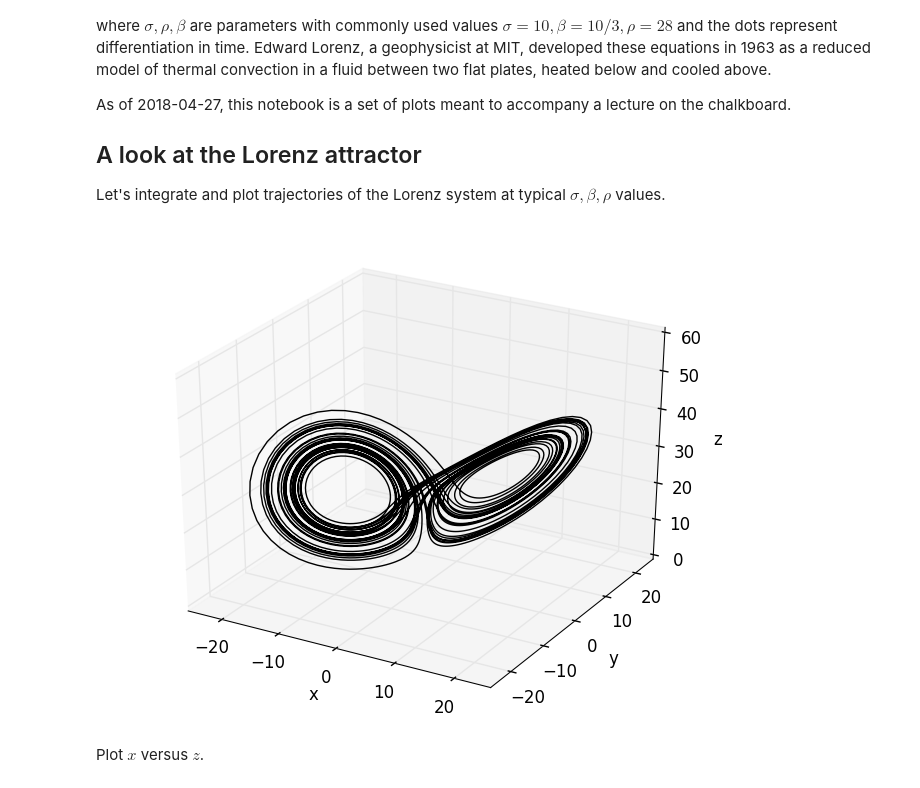
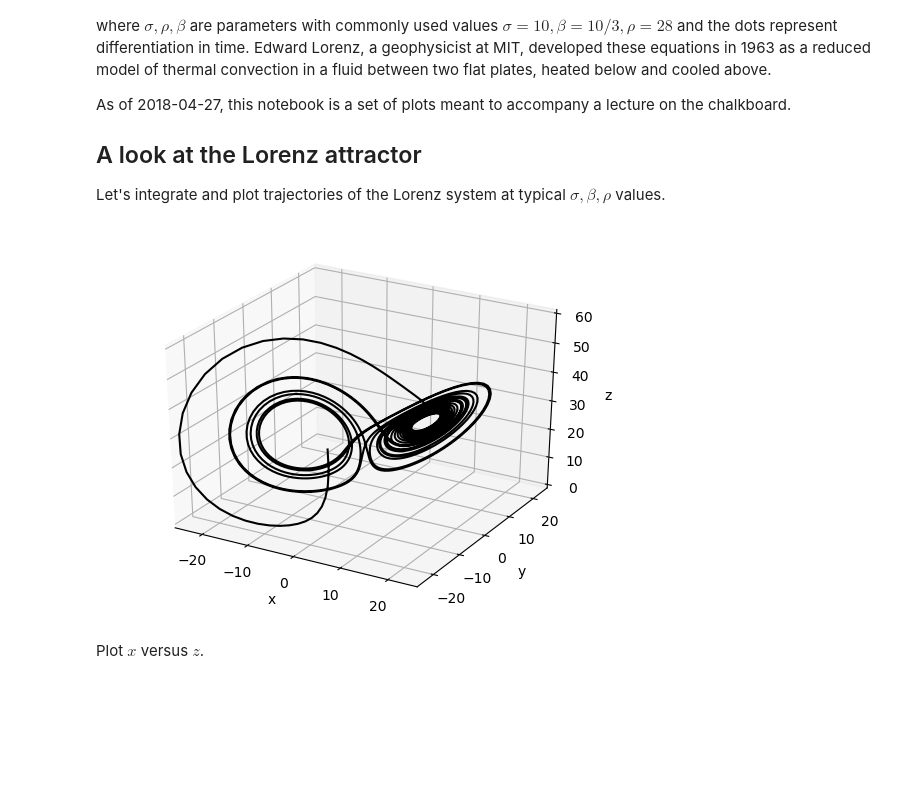
Before and after one commit to johnfgibson/math527, a Jupyter notebook: lectures/lecture-39-lorenz.ipynb, the cells around one changed output. Cells and saved outputs as stored; diff of their text form; code cells hidden in the pictures; blank space fills up the shorter version.

```diff
--- a/lectures/lecture-39-lorenz.ipynb
+++ b/lectures/lecture-39-lorenz.ipynb
@@ -33,35 +33,36 @@ function rk4(f, x₀, tspan)
     x = zeros(length(tspan), length(x₀))
     x[1,:] = x₀
 
     for n=1:length(tspan)-1
         xₙ = x[n,:]
         dt = tspan[n+1] - tspan[n]
         k₁ = f(xₙ)
         k₂ = f(xₙ + k₁*dt/2)
         k₃ = f(xₙ + k₂*dt/2)
         k₄ = f(xₙ + k₃*dt)
         x[n+1,:] = xₙ + dt/6 * (k₁ + 2k₂ + 2k₃ + k₄)
     end
     return tspan,x
 end
 
 # integrate ẋ = f(t,x) numerically from t=0 to t=T
-T = 40.0
+T = 20.0
 dt = 0.01
 x₀ = [-5; 0.2; 30.0]      # an initial condition near attractor
+x₀ = [-20; 20; 0]
 t,x = rk4(f, x₀, 0:dt:T)
 
 # plot trajectory x(t)
 plot3D(x[:,1], x[:,2], x[:,3], "k-")
 xlabel("x")
 ylabel("y")
 zlabel("z")
 xlim(-25,25)
 ylim(-25,25)
 zlim(0,60)
 ;
 # %% [output]
-[figure, old version]
+[figure, new version]
 # %% [markdown]
 Plot $x$ versus $z$.
 # %%
```
Also changed, not shown: parts of 10 cells of this notebook, 3 other files.
